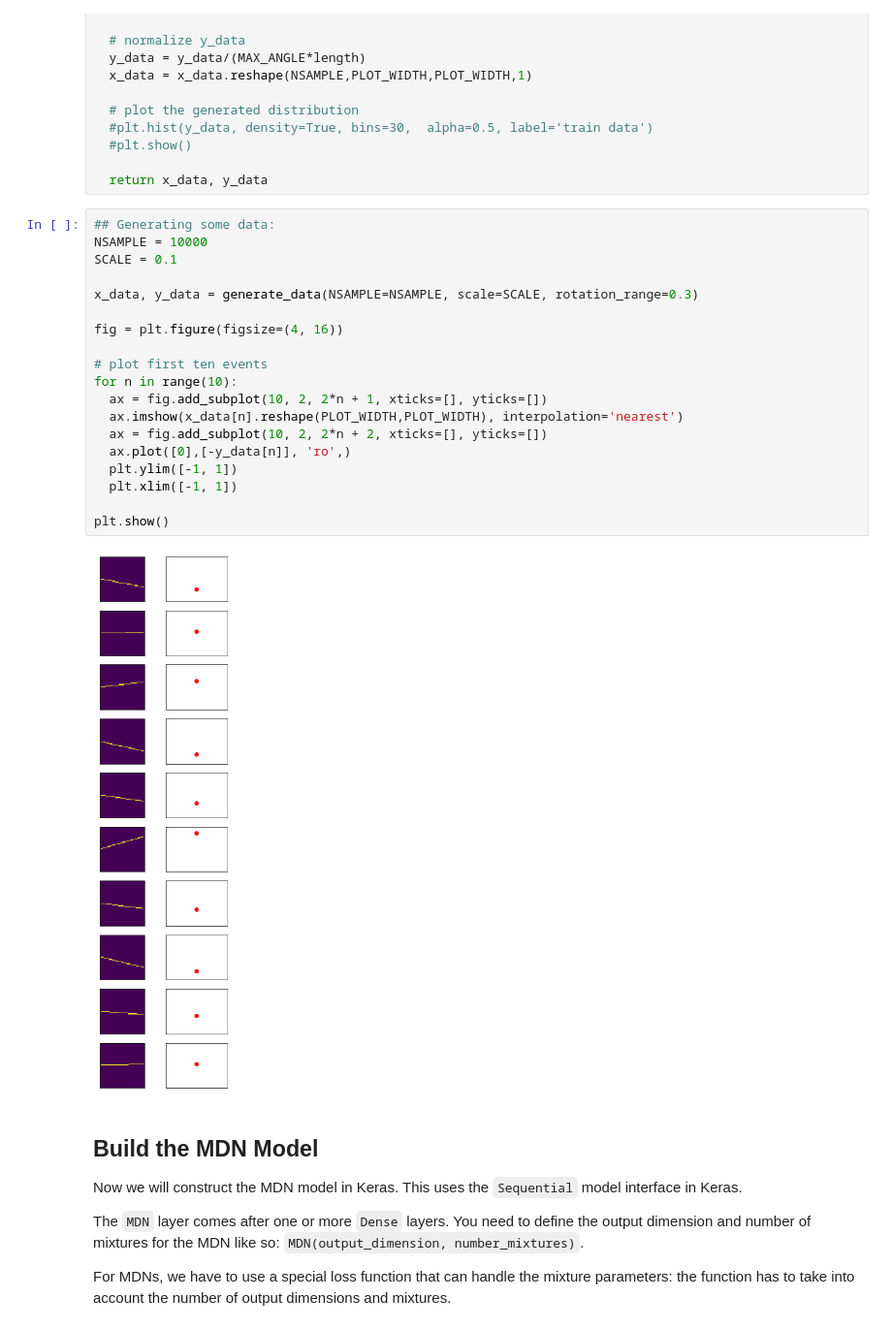
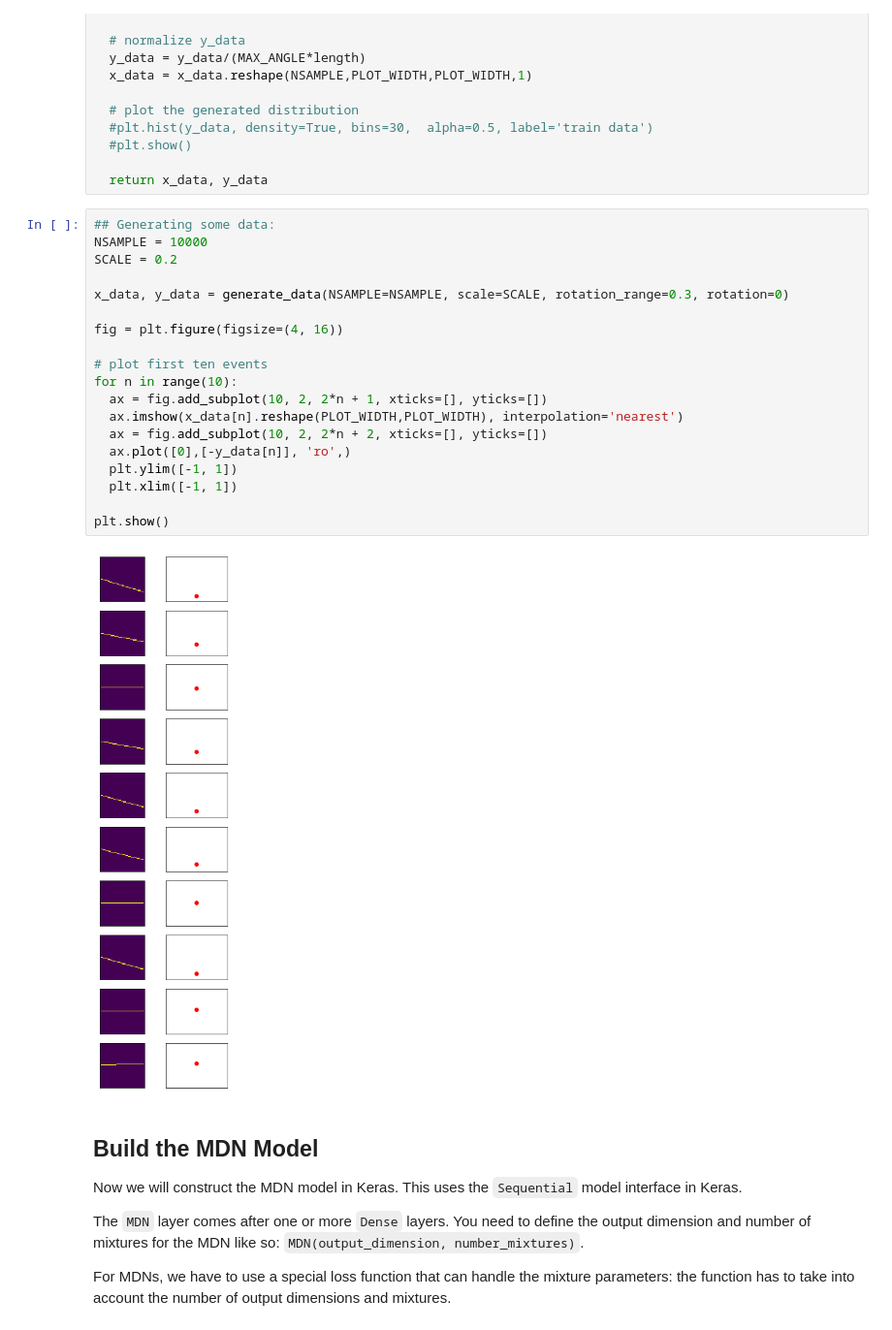
Before and after one commit to marcinwolter/DeepLearning_2020, a Jupyter notebook: shooting_MDN_skeleton.ipynb, the cells around one changed output. Shown at 97% size. Cells and saved outputs as stored; diff of their text form.

```diff
--- a/shooting_MDN_skeleton.ipynb
+++ b/shooting_MDN_skeleton.ipynb
@@ -106,24 +106,24 @@ def generate_data(NSAMPLE=3000, scale=1., rotation_range=0.3, rotation=0):
 # %%
 ## Generating some data:
 NSAMPLE = 10000
-SCALE = 0.1
+SCALE = 0.2
 
-x_data, y_data = generate_data(NSAMPLE=NSAMPLE, scale=SCALE, rotation_range=0.3)
+x_data, y_data = generate_data(NSAMPLE=NSAMPLE, scale=SCALE, rotation_range=0.3, rotation=0)
 
 fig = plt.figure(figsize=(4, 16))
 
 # plot first ten events
 for n in range(10):
   ax = fig.add_subplot(10, 2, 2*n + 1, xticks=[], yticks=[])
   ax.imshow(x_data[n].reshape(PLOT_WIDTH,PLOT_WIDTH), interpolation='nearest')
   ax = fig.add_subplot(10, 2, 2*n + 2, xticks=[], yticks=[])
   ax.plot([0],[-y_data[n]], 'ro',)
   plt.ylim([-1, 1])
   plt.xlim([-1, 1])
 
 plt.show()
 # %% [output]
-[figure, old version]
+[figure, new version]
 # %% [markdown]
 ## Build the MDN Model
 
```
Also changed, not shown: parts of 4 cells of this notebook.
